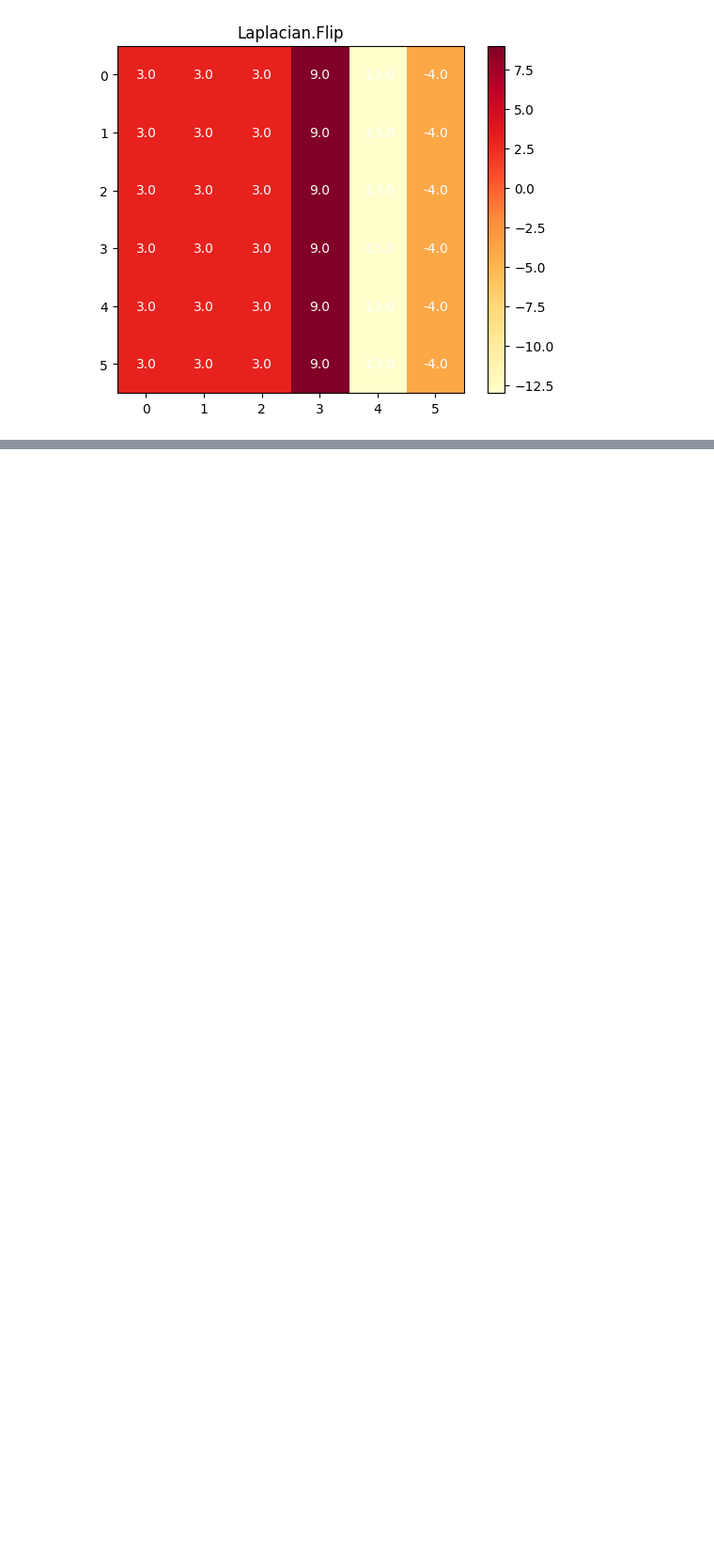
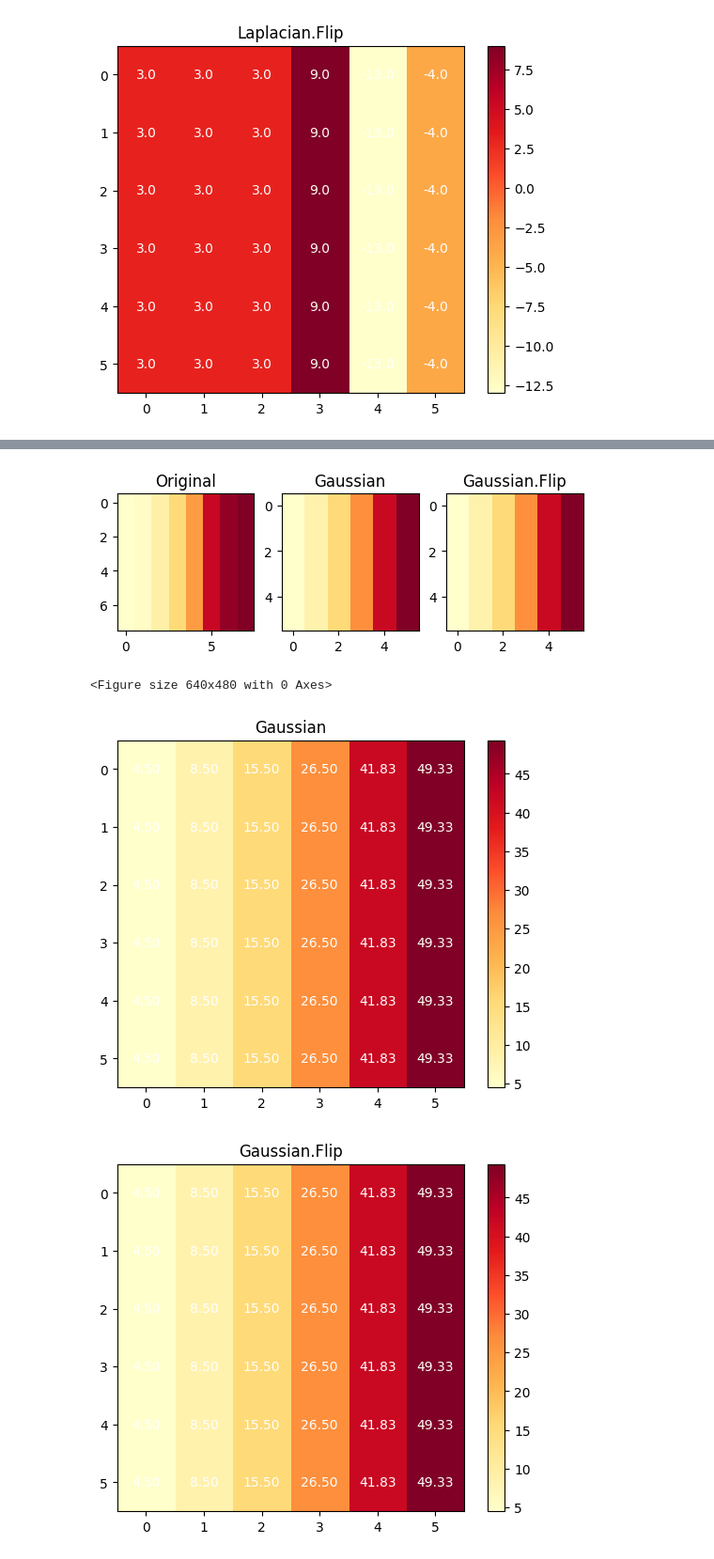
Before and after one commit to KevinNote/Imperial-CV, a Jupyter notebook: Lab/T1/T1.ipynb, the cells around one changed output, grey strips where cells are left out. Shown: that part at 94% size. Drawn from its saved outputs; the diff is of its cells as text; code cells hidden in the pictures; blank space fills up the shorter version.

```diff
--- a/Lab/T1/T1.ipynb
+++ b/Lab/T1/T1.ipynb
@@ -15,7 +15,10 @@ data = np.array([
     [3, 4, 8, 15, 25, 44, 50, 52]
 ])
 # %%
-def show_data(data, show_now=True, name=''):
+def to_fixed_point(data, n=8):
+    return np.round(data * 2**n).astype(int)
+
+def show_data(data, show_now=True, name='', fmt=None):
     fig, ax = plt.subplots()
 
     if name != '':
@@ -27,7 +30,8 @@ def show_data(data, show_now=True, name=''):
     ax.figure.colorbar(im, ax=ax)
     for i in range(data.shape[0]):
         for j in range(data.shape[1]):
-            ax.text(j, i, data[i, j],
+            val = data[i, j] if fmt is None else fmt(data[i, j])
+            ax.text(j, i, val,
                     ha="center", va="center", color="w")
     if show_now:
         plt.show()
@@ -53,7 +57,7 @@ def conv2d(img, kernel):
             o[_h, _w] = np.sum(img[_h:_h+k_h, _w:_w+k_w] * kernel)
     return o
 # %%
-def plt_result(img, kernel, kernel_name, show_all_values=False):
+def plt_result(img, kernel, kernel_name, show_all_values=False, fmt=None):
     result = conv2d(img, kernel)
     fliped = conv2d(img, flip(kernel))
     plt.subplot(131), plt.imshow(data, cmap='YlOrRd'), plt.title('Original')
@@ -63,8 +67,8 @@ def plt_result(img, kernel, kernel_name, show_all_values=False):
 
     plt.suptitle(kernel_name)
     if show_all_values:
-        show_data(result, False, name=kernel_name)
-        show_data(fliped, False, name=kernel_name+'.Flip')
+        show_data(result, False, name=kernel_name, fmt=fmt)
+        show_data(fliped, False, name=kernel_name+'.Flip', fmt=fmt)
     plt.show()
     # print(kernel_name+'\n', result)
     # print(kernel_name+'.Flip\n', fliped)
@@ -136,0 +145,13 @@ plt_result(data, h, 'Laplacian', show_all_values=True)
+# %%
+mask = np.array([
+    [1/36, 1/9, 1/36],
+    [1/ 9, 4/9,  1/9],
+    [1/36, 1/9, 1/36]
+])
+
+plt_result(data, mask, 'Gaussian', show_all_values=True, fmt=lambda x: f'{x:.2f}')
+# %% [output]
+[figure, added]
+<Figure size 640x480 with 0 Axes>
+[figure, added]
+[figure, added]
```
Also changed, not shown: parts of 5 cells of this notebook, 1 other file.
